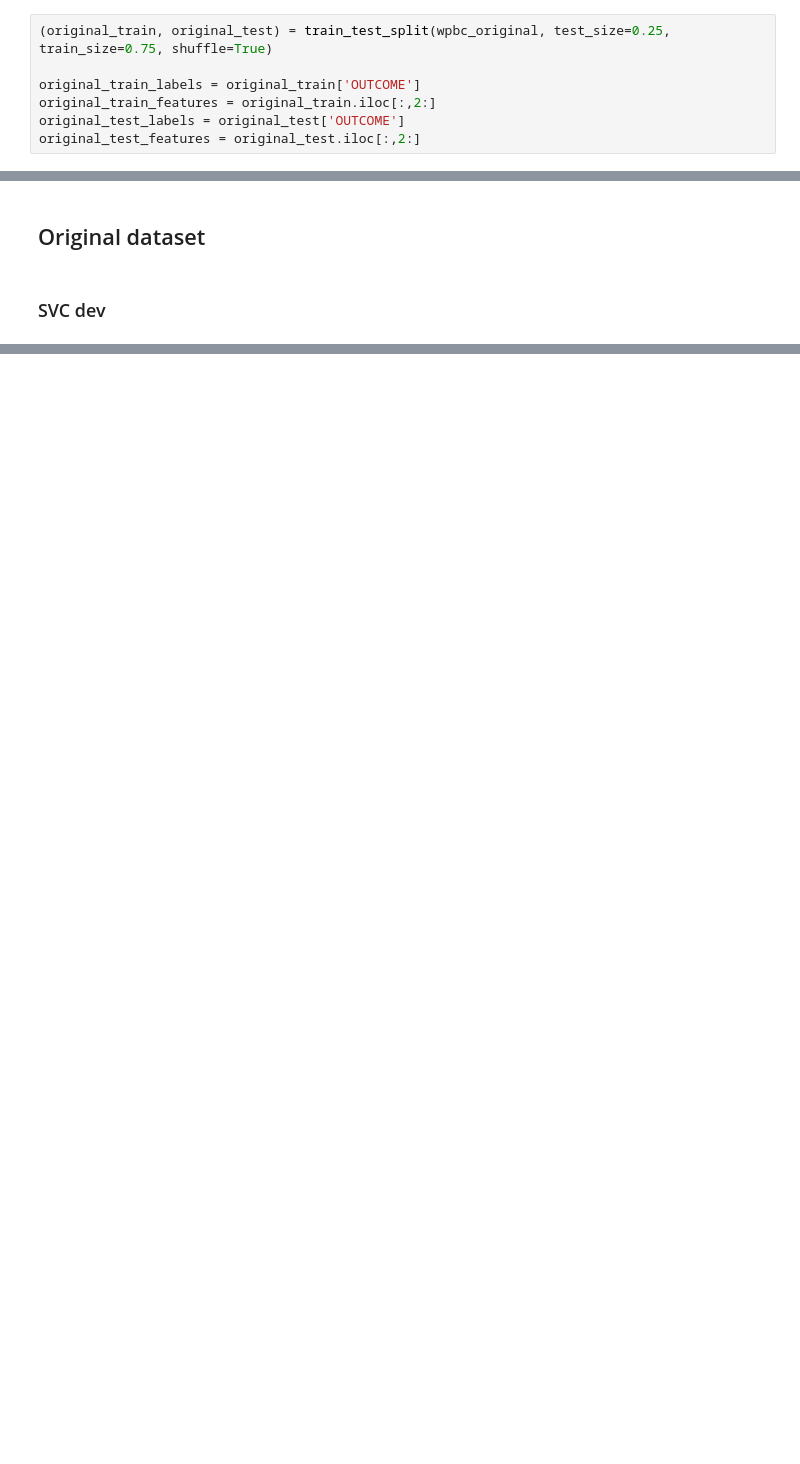
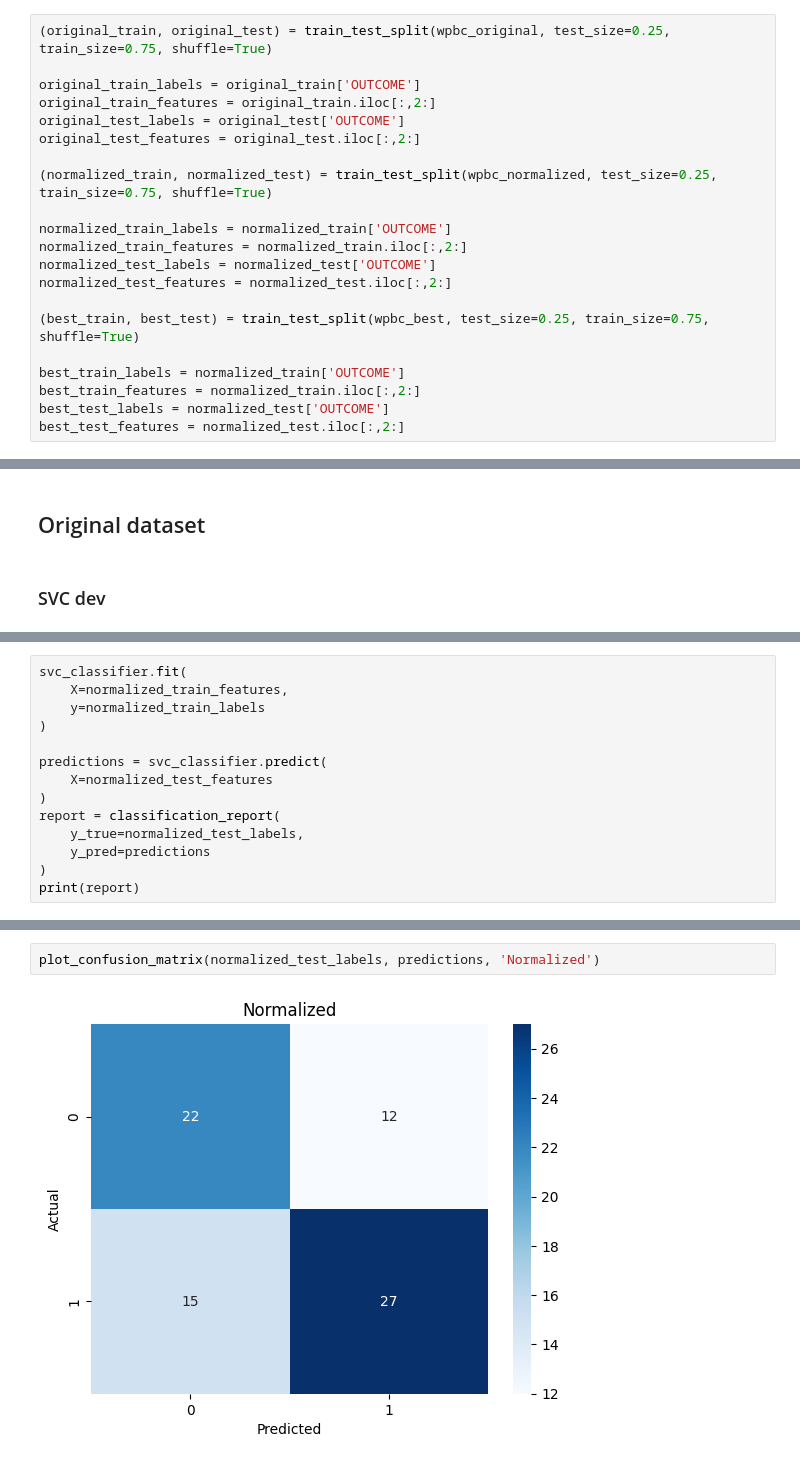
Before and after one commit to EmD4blju/breast_cancer_prognosis, a Jupyter notebook: jupyter_notebook/svm_notebook.ipynb, the cells around one changed output, grey strips where cells are left out. Cells and saved outputs as stored; diff of their text form; blank space fills up the shorter version.

```diff
--- a/jupyter_notebook/svm_notebook.ipynb
+++ b/jupyter_notebook/svm_notebook.ipynb
@@ -37,5 +39,19 @@ original_train_labels = original_train['OUTCOME']
 original_train_features = original_train.iloc[:,2:]
 original_test_labels = original_test['OUTCOME']
 original_test_features = original_test.iloc[:,2:]
+
+(normalized_train, normalized_test) = train_test_split(wpbc_normalized, test_size=0.25, train_size=0.75, shuffle=True)
+
+normalized_train_labels = normalized_train['OUTCOME']
+normalized_train_features = normalized_train.iloc[:,2:]
+normalized_test_labels = normalized_test['OUTCOME']
+normalized_test_features = normalized_test.iloc[:,2:]
+
+(best_train, best_test) = train_test_split(wpbc_best, test_size=0.25, train_size=0.75, shuffle=True)
+
+best_train_labels = normalized_train['OUTCOME']
+best_train_features = normalized_train.iloc[:,2:]
+best_test_labels = normalized_test['OUTCOME']
+best_test_features = normalized_test.iloc[:,2:]
 # %% [markdown]
 # Model development
@@ -75,0 +105,14 @@ weighted avg       0.68      0.66      0.65        76
+# %%
+svc_classifier.fit(
+    X=normalized_train_features,
+    y=normalized_train_labels
+)
+
+predictions = svc_classifier.predict(
+    X=normalized_test_features
+)
+report = classification_report(
+    y_true=normalized_test_labels,
+    y_pred=predictions
+)
+print(report)
@@ -75,0 +128,4 @@ weighted avg       0.68      0.66      0.65        76
+# %%
+plot_confusion_matrix(normalized_test_labels, predictions, 'Normalized')
+# %% [output]
+[figure, added]
```
Also changed, not shown: parts of 10 cells of this notebook, 2 other files.
